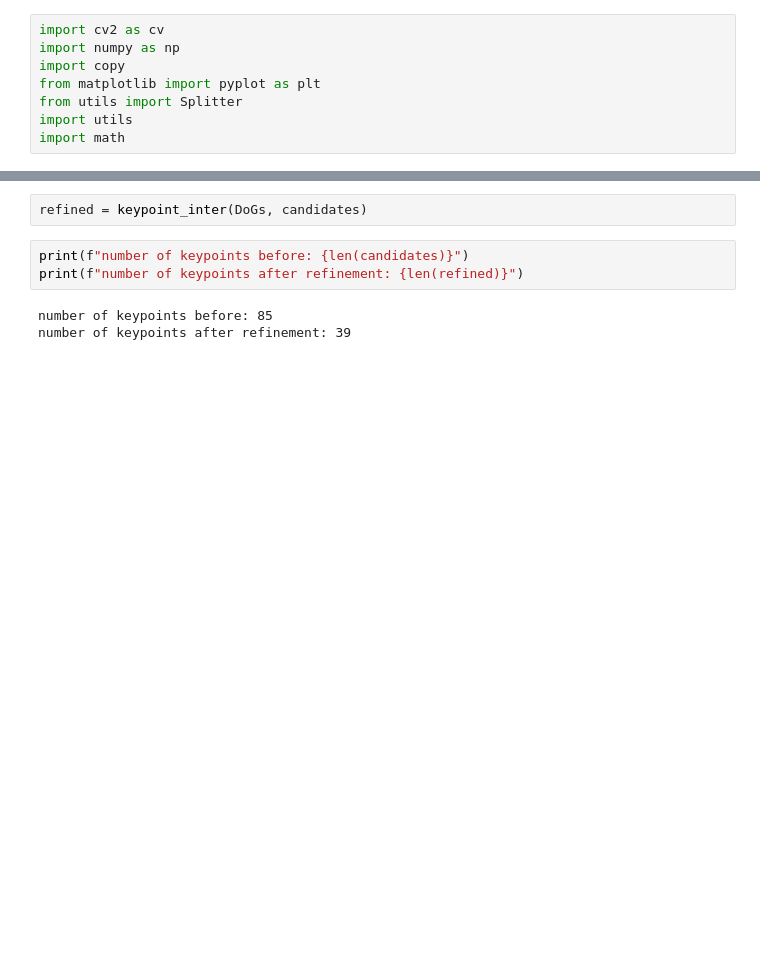
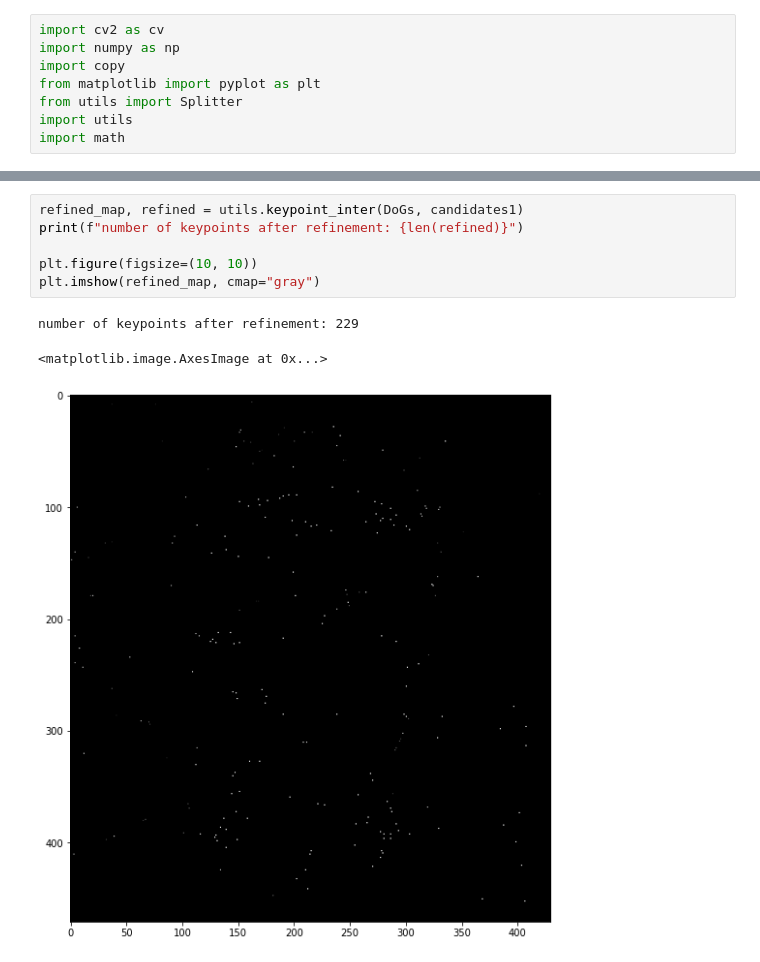
Before and after one commit to WTS012201/CompVis, a Jupyter notebook: ImageStitching/sift.ipynb, the cells around one changed output, grey strips where cells are left out. Saved outputs shown, nothing was run; the diff lists cells and outputs as text; blank space fills up the shorter version.

Commit message:
kp refinement

```diff
--- a/ImageStitching/sift.ipynb
+++ b/ImageStitching/sift.ipynb
@@ -127,8 +64,10 @@ def second_order_TE_inter(neigh):
-# %%
-refined = keypoint_inter(DoGs, candidates)
-# %%
-print(f"number of keypoints before: {len(candidates)}")
-print(f"number of keypoints after refinement: {len(refined)}")
-# %% [output]
-number of keypoints before: 85
-number of keypoints after refinement: 39
+# %%
+refined_map, refined = utils.keypoint_inter(DoGs, candidates1)
+print(f"number of keypoints after refinement: {len(refined)}")
+
+plt.figure(figsize=(10, 10))
+plt.imshow(refined_map, cmap="gray")
+# %% [output]
+number of keypoints after refinement: 229
+<matplotlib.image.AxesImage at 0x...>
+[figure, added]
```
Also changed, not shown: parts of 6 cells of this notebook, 6 other files.
